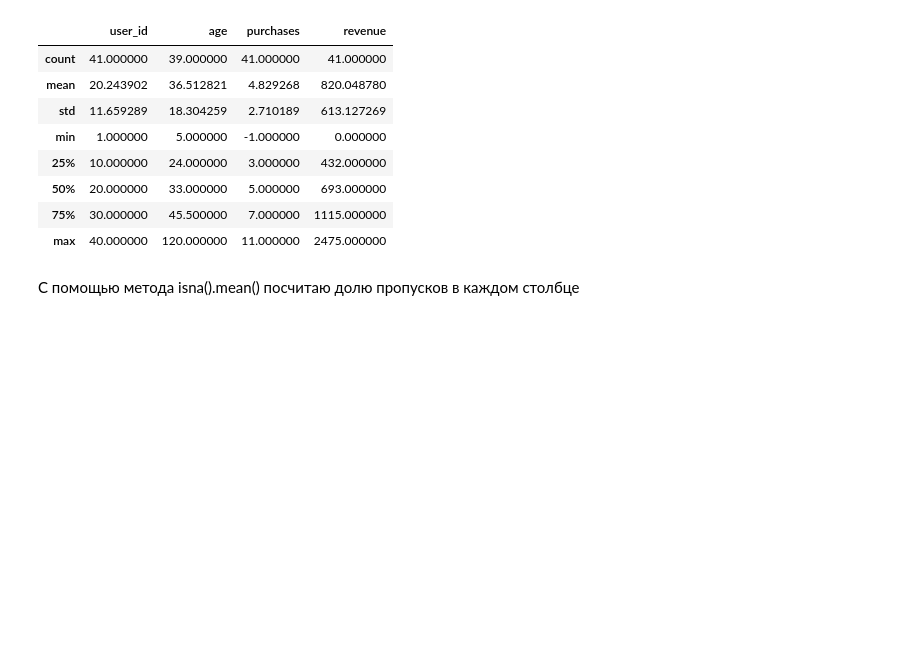
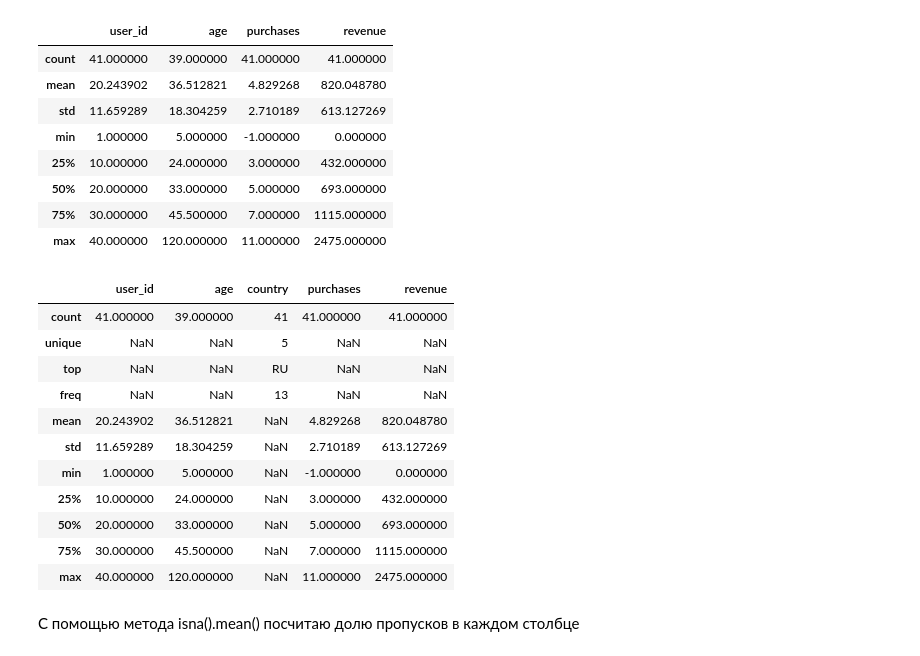
Before and after one commit to larin-nv/aie-student-lnv, a Jupyter notebook: homeworks/HW02/HW02.ipynb, the cells around one changed output. Cells and saved outputs as stored; diff of their text form; code cells hidden in the pictures; blank space fills up the shorter version.

```diff
--- a/homeworks/HW02/HW02.ipynb
+++ b/homeworks/HW02/HW02.ipynb
@@ -71,6 +71,21 @@ data.describe()
 | 50% | 20.000000 | 33.000000 | 5.000000 | 693.000000 |
 | 75% | 30.000000 | 45.500000 | 7.000000 | 1115.000000 |
 | max | 40.000000 | 120.000000 | 11.000000 | 2475.000000 |
+# %%
+data.describe(include = 'all')
+# %% [output]
+|  | user_id | age | country | purchases | revenue |
+| count | 41.000000 | 39.000000 | 41 | 41.000000 | 41.000000 |
+| unique | NaN | NaN | 5 | NaN | NaN |
+| top | NaN | NaN | RU | NaN | NaN |
+| freq | NaN | NaN | 13 | NaN | NaN |
+| mean | 20.243902 | 36.512821 | NaN | 4.829268 | 820.048780 |
+| std | 11.659289 | 18.304259 | NaN | 2.710189 | 613.127269 |
+| min | 1.000000 | 5.000000 | NaN | -1.000000 | 0.000000 |
+| 25% | 10.000000 | 24.000000 | NaN | 3.000000 | 432.000000 |
+| 50% | 20.000000 | 33.000000 | NaN | 5.000000 | 693.000000 |
+| 75% | 30.000000 | 45.500000 | NaN | 7.000000 | 1115.000000 |
+| max | 40.000000 | 120.000000 | NaN | 11.000000 | 2475.000000 |
 # %% [markdown]
 С помощью метода isna().mean() посчитаю долю пропусков в каждом столбце
 # %%
```
Also changed, not shown: parts of 16 cells of this notebook, 2 other files.
